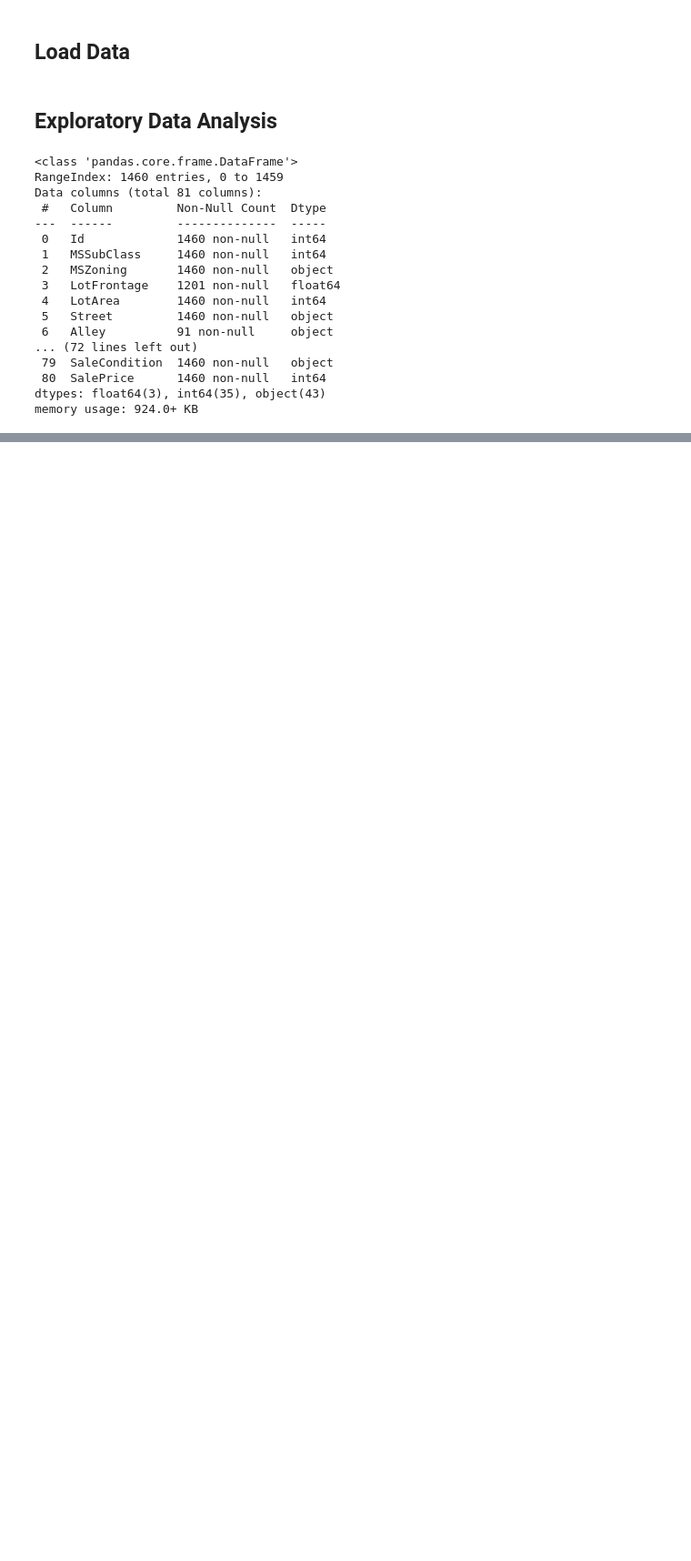
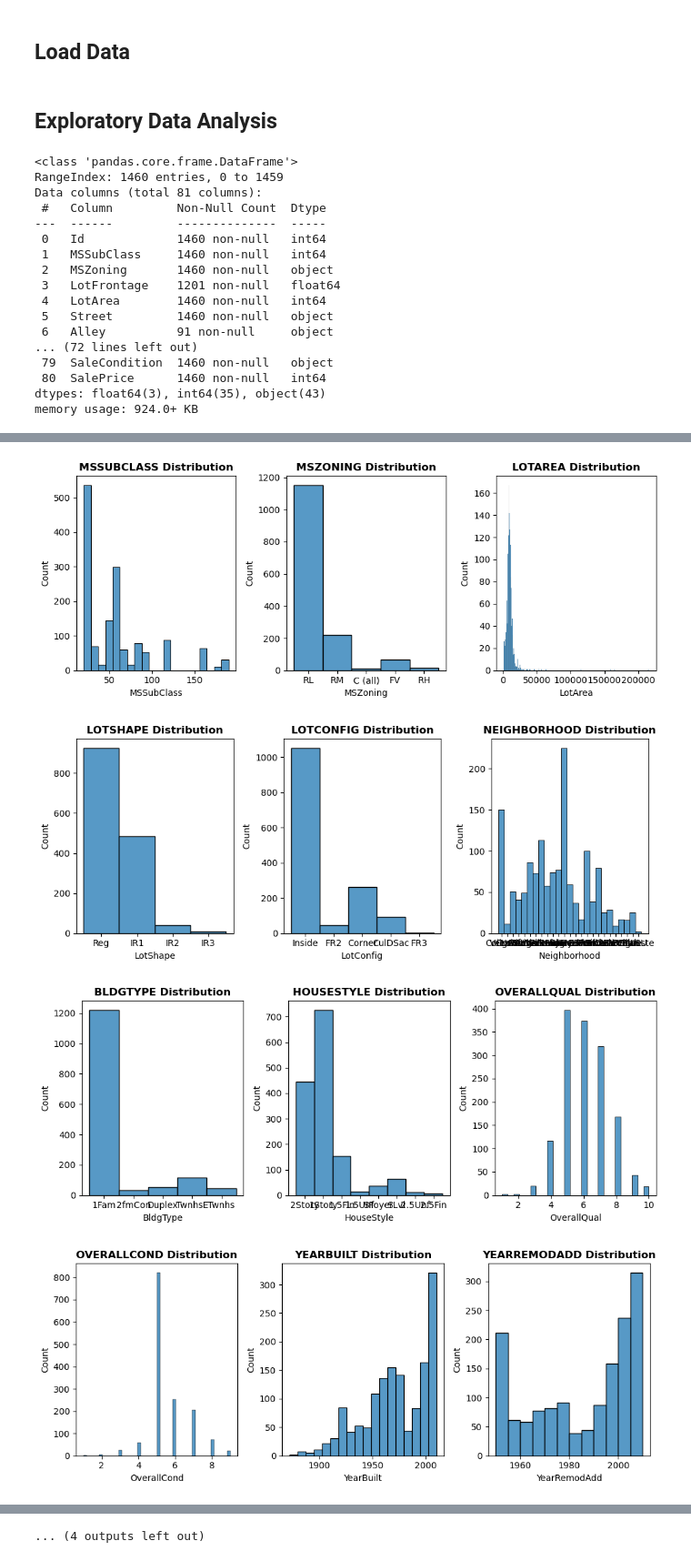
Before and after one commit to KDcodePy/Neural-Network-, a Jupyter notebook: Housing_price_prediction_with_neural_network.ipynb, the cells around one changed output, grey strips where cells are left out. Shown at 91% size. Drawn from its saved outputs; the diff is of its cells as text; code cells hidden in the pictures; blank space fills up the shorter version.

```diff
--- a/Housing_price_prediction_with_neural_network.ipynb
+++ b/Housing_price_prediction_with_neural_network.ipynb
@@ -103,0 +188,7 @@ df.head()
+# %%
+# Drop Skewed Distribution from our dataset
+df.drop(columns=['BsmtFinSF2', 'LowQualFinSF',
+                 'BsmtHalfBath', 'KitchenAbvGr',
+                 'EnclosedPorch', '3SsnPorch',
+                 'ScreenPorch', 'PoolArea',
+                 'MiscVal'], inplace=True)
@@ -103,0 +231,37 @@ df.head()
+# %%
+# Drop obj cols mentioned above
+df.drop(columns=["Street", "LandContour",
+                "Utilities", "LandSlope",
+                "Condition1", "Condition2",
+                "RoofMatl", "BsmtCond",
+                "BsmtFinType2", "Heating",
+                "Electrical", "CentralAir",
+                "Electrical", "Functional",
+                "GarageQual", "GarageCond",
+                "PavedDrive", "SaleType",
+                "SaleCondition"], inplace=True)
+# %%
+# Check remaining cols Distribution
+col_ax = 0
+row_limit = 25
+counter = 0
+fig, axes = plt.subplots(ncols=3, figsize=(10,4))
+# Iterate to all features and display Historgram
+for col in df.columns:
+    # Set Historgram
+    ax=sns.histplot(data=df, x=col, ax=axes[col_ax])
+    axes[col_ax].set_title(col.upper()+" Distribution", fontweight="bold")
+
+    # Display every 2 cols and set new fig
+    if col_ax == 2 and counter != row_limit:
+        fig.tight_layout()
+        fig, axes = plt.subplots(ncols=3, figsize=(10,4))
+        col_ax = 0
+        counter += 1
+    else:
+        col_ax += 1
+# %% [output]
+[figure, added]
+[figure, added]
+[figure, added]
+[figure, added]
@@ -103,0 +276 @@ df.head()
+... (4 outputs left out)
```
Also changed, not shown: parts of 91 cells of this notebook, 3 other files.
